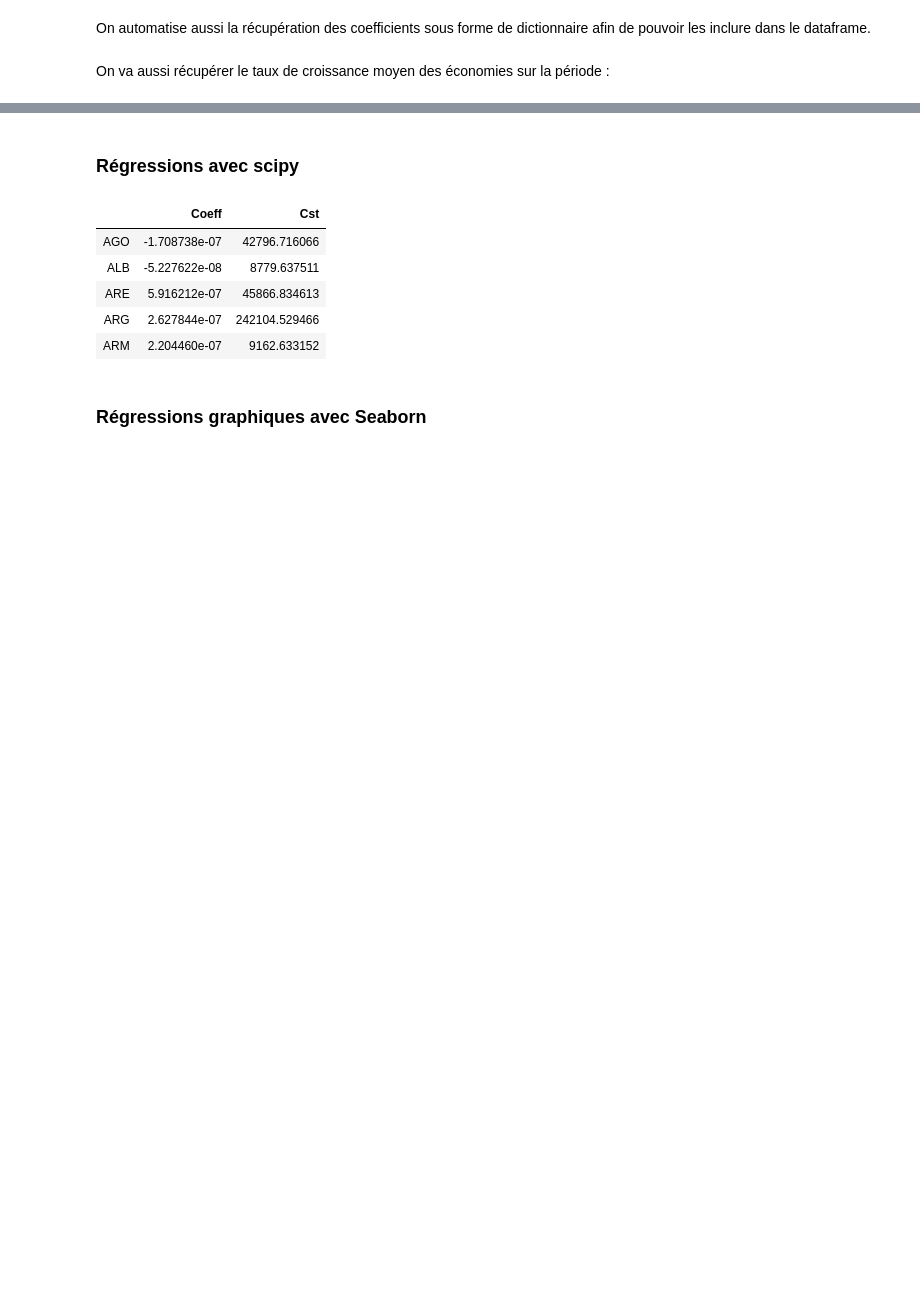
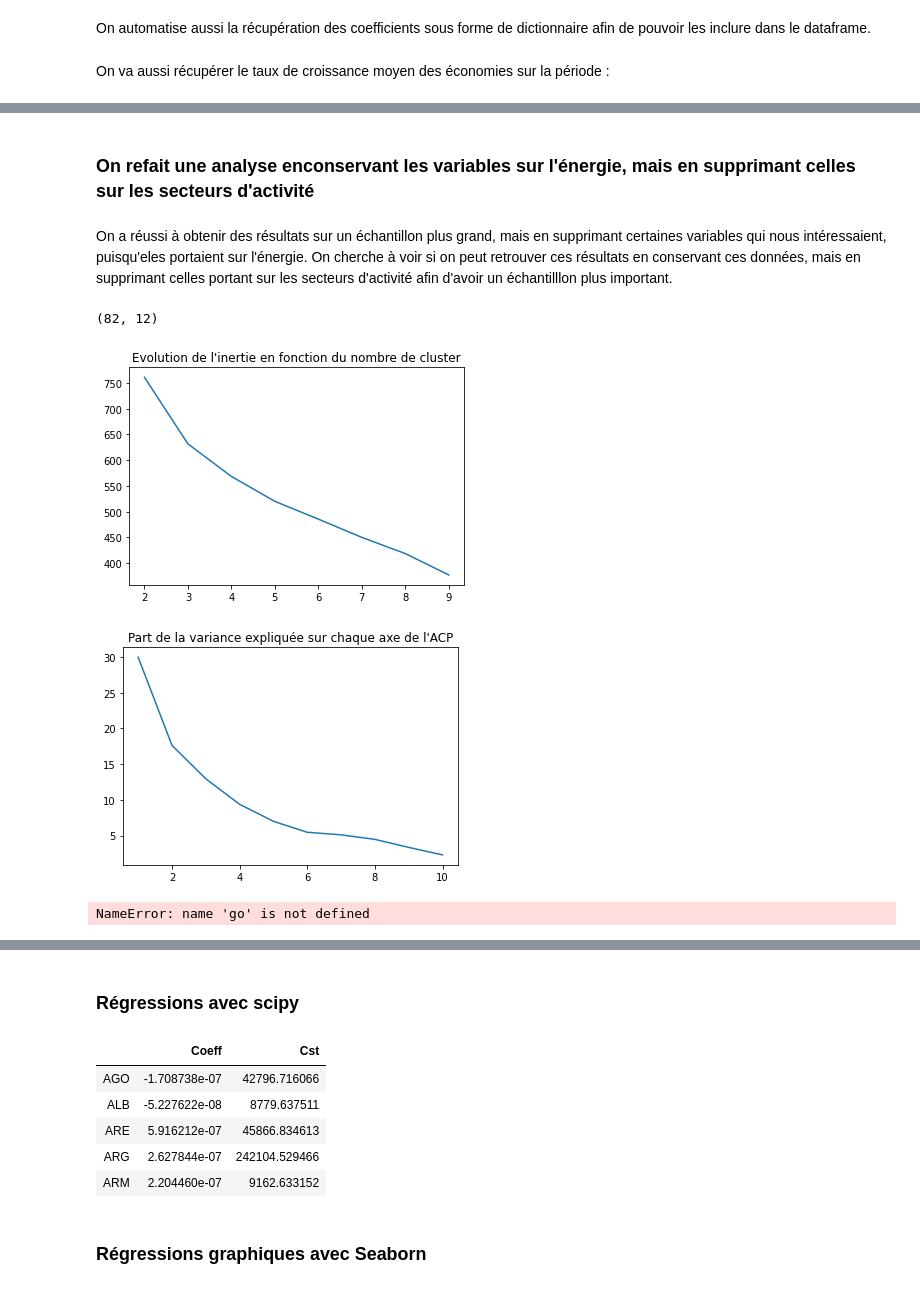
Before and after one commit to Adrien-Mcode/Python-data-science-Lecalve-Majka, a Jupyter notebook: COPIE .2, code variable.ipynb, the cells around one changed output, grey strips where cells are left out. Cells and saved outputs as stored; diff of their text form; code cells hidden in the pictures; blank space fills up the shorter version.

```diff
--- a/COPIE .2, code variable.ipynb
+++ b/COPIE .2, code variable.ipynb
@@ -616,0 +631,11 @@ def get_average_growth_rate(var) :
+# %%
+def get_2000(var):
+    dic = {}
+
+    for country_code in code_list :
+        if country_code + var in df1.index :
+            dic[country_code] = df1.loc[country_code + var][23]
+
+    temp_df = pd.DataFrame(dic.values(), dic.keys(), ['2000' + var])
+
+    return(temp_df)
@@ -628,0 +809,20 @@ for i in data_list :
+# %% [markdown]
+### On refait une analyse enconservant les variables sur l'énergie, mais en supprimant celles sur les secteurs d'activité
+# %% [markdown]
+On a réussi à obtenir des résultats sur un échantillon plus grand, mais en supprimant certaines variables qui nous intéressaient, puisqu'eles portaient sur l'énergie. On cherche à voir si on peut retrouver ces résultats en conservant ces données, mais en supprimant celles portant sur les secteurs d'activité afin d'avoir un échantilllon plus important.
+# %%
+data_set_3=data.drop(['Average Growth Rate_Agriculture, forestry, and fishing, value added (% of GDP)',
+                  'Average Growth Rate_Industry (including construction), value added (% of GDP)',
+                  '2000_Agriculture, forestry, and fishing, value added (% of GDP)',
+                  '2000_Industry (including construction), value added (% of GDP)'],axis=1)
+data_set_3=data_set_3.dropna()
+data_set_3.shape
+# %% [output]
+(82, 12)
+# %%
+A,dic,axis=get_cluster_ACP(2,data_set_3,graph_k_means=True,graph_ACP=True)
+A.tail(2)
+# %% [output]
+[figure, added]
+[figure, added]
+NameError: name 'go' is not defined
```
Also changed, not shown: parts of 41 cells of this notebook.
